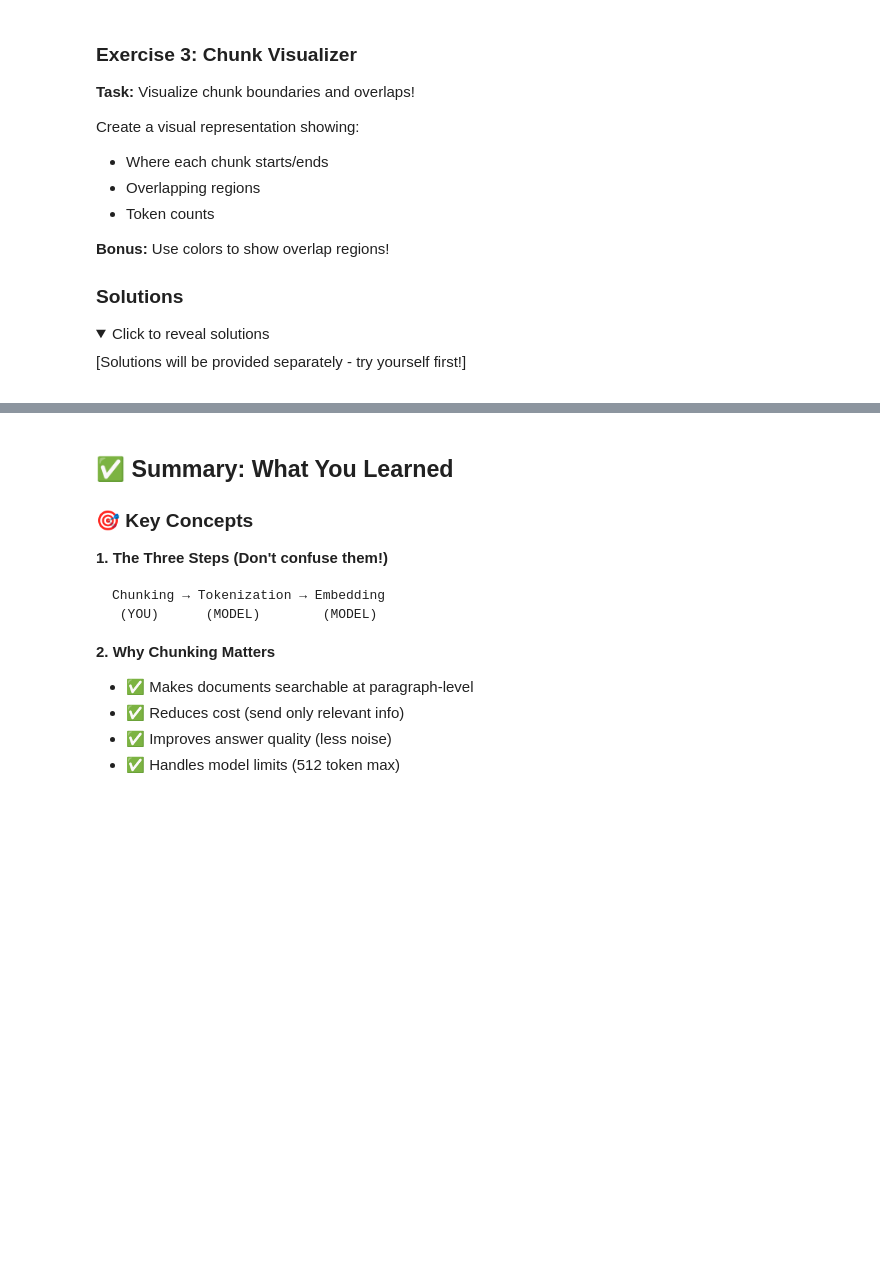
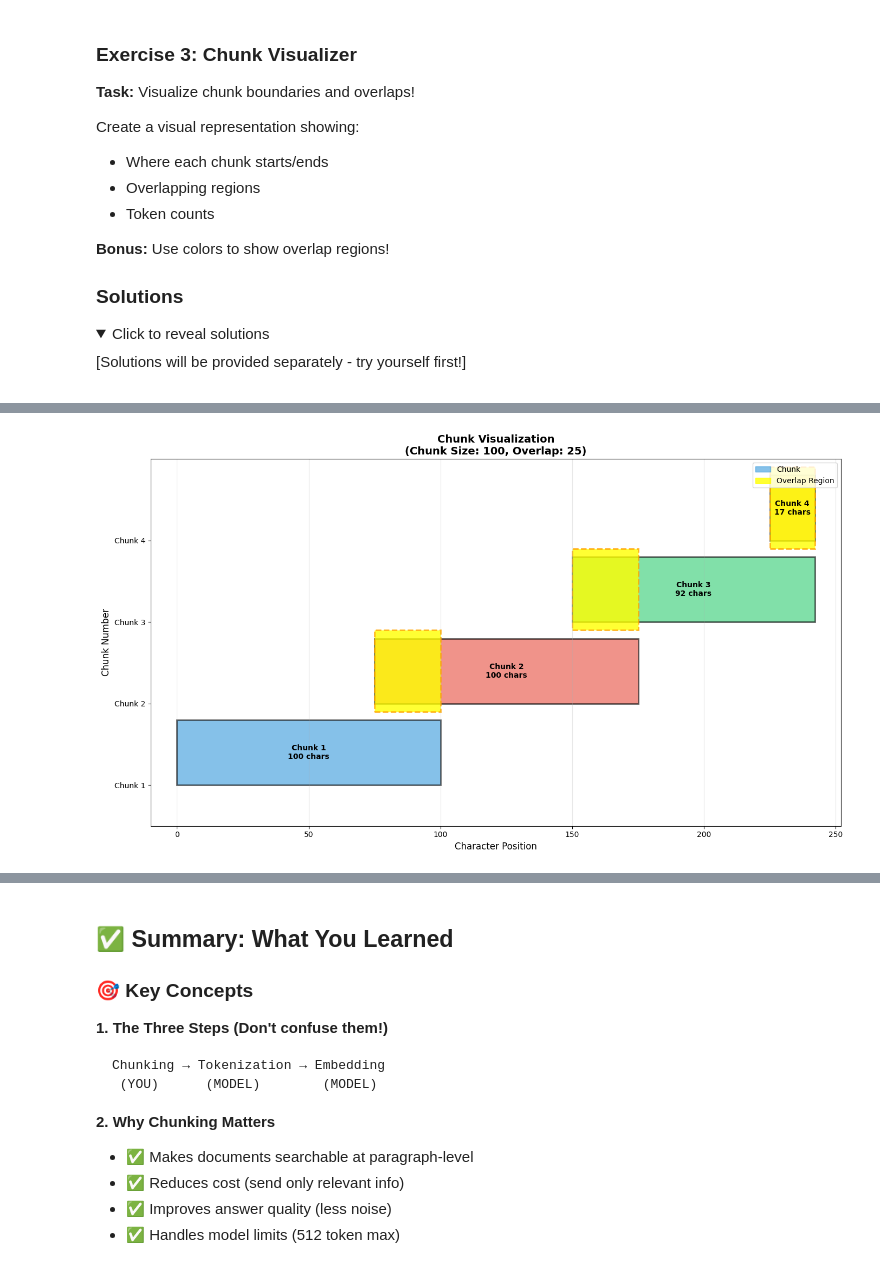
Before and after one commit to Ramprashanth17/Gen_AI, a Jupyter notebook: rag-learning-platform/notebooks/2_Chunking_and_Tokenization.ipynb, the cells around one changed output, grey strips where cells are left out. Drawn from its saved outputs; the diff is of its cells as text; code cells hidden in the pictures; folded sections open; blank space fills up the shorter version.

Commit message:
Added some more advanced chunking techniques and added some visualizations to the notebook

```diff
--- a/rag-learning-platform/notebooks/2_Chunking_and_Tokenization.ipynb
+++ b/rag-learning-platform/notebooks/2_Chunking_and_Tokenization.ipynb
@@ -909,0 +1434,90 @@ Create a visual representation showing:
+# %%
+import matplotlib.pyplot as plt
+import matplotlib.patches as mpatches
+
+def visualize_chunks(text, chunk_size=150, overlap=50):
+    """
+    Visualize chunk boundaries and overlaps.
+    """
+    # Create chunks
+    chunks = []
+    positions = []
+    start = 0
+
+    while start < len(text):
+        end = min(start + chunk_size, len(text))
+        chunks.append(text[start:end])
+        positions.append((start, end))
+        start += (chunk_size - overlap)
+
+    # Create visualization
+    fig, ax = plt.subplots(figsize=(14, 8))
+
+    colors = ['#3498db', '#e74c3c', '#2ecc71', '#f39c12', '#9b59b6']
+
+    for i, (start, end) in enumerate(positions):
+        color = colors[i % len(colors)]
+
+        # Draw chunk rectangle
+        rect = mpatches.Rectangle((start, i), end - start, 0.8,
+                                   alpha=0.6, facecolor=color,
+                                   edgecolor='black', linewidth=2)
+        ax.add_patch(rect)
+
+        # Add label
+        ax.text(start + (end - start) / 2, i + 0.4,
+                f'Chunk {i+1}\n{end - start} chars',
+                ha='center', va='center', fontweight='bold', fontsize=10)
+
+        # Highlight overlap
+        if i > 0:
+            prev_end = positions[i-1][1]
+            overlap_start = max(start, prev_end - overlap)
+            overlap_end = min(end, prev_end)
+
+            if overlap_start < overlap_end:
+                overlap_rect = mpatches.Rectangle(
+                    (overlap_start, i - 0.1), overlap_end - overlap_start, 1,
+                    alpha=0.8, facecolor='yellow', edgecolor='orange',
+                    linewidth=2, linestyle='--'
+                )
+                ax.add_patch(overlap_rect)
+
+    # Set limits and labels
+    ax.set_xlim(-10, len(text) + 10)
+    ax.set_ylim(-0.5, len(positions))
+    ax.set_xlabel('Character Position', fontsize=12)
+    ax.set_ylabel('Chunk Number', fontsize=12)
+    ax.set_title(f'Chunk Visualization\n(Chunk Size: {chunk_size}, Overlap: {overlap})',
+                 fontsize=14, fontweight='bold')
+
+    # Add legend
+    chunk_patch = mpatches.Patch(color='#3498db', alpha=0.6, label='Chunk')
+    overlap_patch = mpatches.Patch(color='yellow', alpha=0.8, label='Overlap Region')
+    ax.legend(handles=[chunk_patch, overlap_patch], loc='upper right', fontsize=10)
+
+    # Remove y-axis ticks
+    ax.set_yticks(range(len(positions)))
+    ax.set_yticklabels([f'Chunk {i+1}' for i in range(len(positions))])
+
+    plt.grid(axis='x', alpha=0.3)
+    plt.tight_layout()
+    plt.show()
+
+    # Print statistics
+    print("\n📊 CHUNK STATISTICS:")
+    print("="*70)
+    print(f"Total text length: {len(text)} characters")
+    print(f"Number of chunks: {len(chunks)}")
+    print(f"Average chunk size: {sum(len(c) for c in chunks) / len(chunks):.1f} characters")
+    total_overlap = sum(max(0, positions[i-1][1] - positions[i][0])
+                       for i in range(1, len(positions)))
+    print(f"Total overlap: {total_overlap} characters")
+    print(f"Overlap percentage: {(total_overlap / len(text)) * 100:.1f}%")
+
+# TEST
+test_text = """Dogs are loyal companions that require proper care and attention. They need daily exercise to stay healthy and happy. A typical dog should get at least 30 minutes of physical activity each day. Nutrition is another crucial aspect of dog care."""
+
+visualize_chunks(test_text, chunk_size=100, overlap=25)
+# %% [output]
+[figure, added]
```
Also changed, not shown: parts of 8 cells of this notebook.
